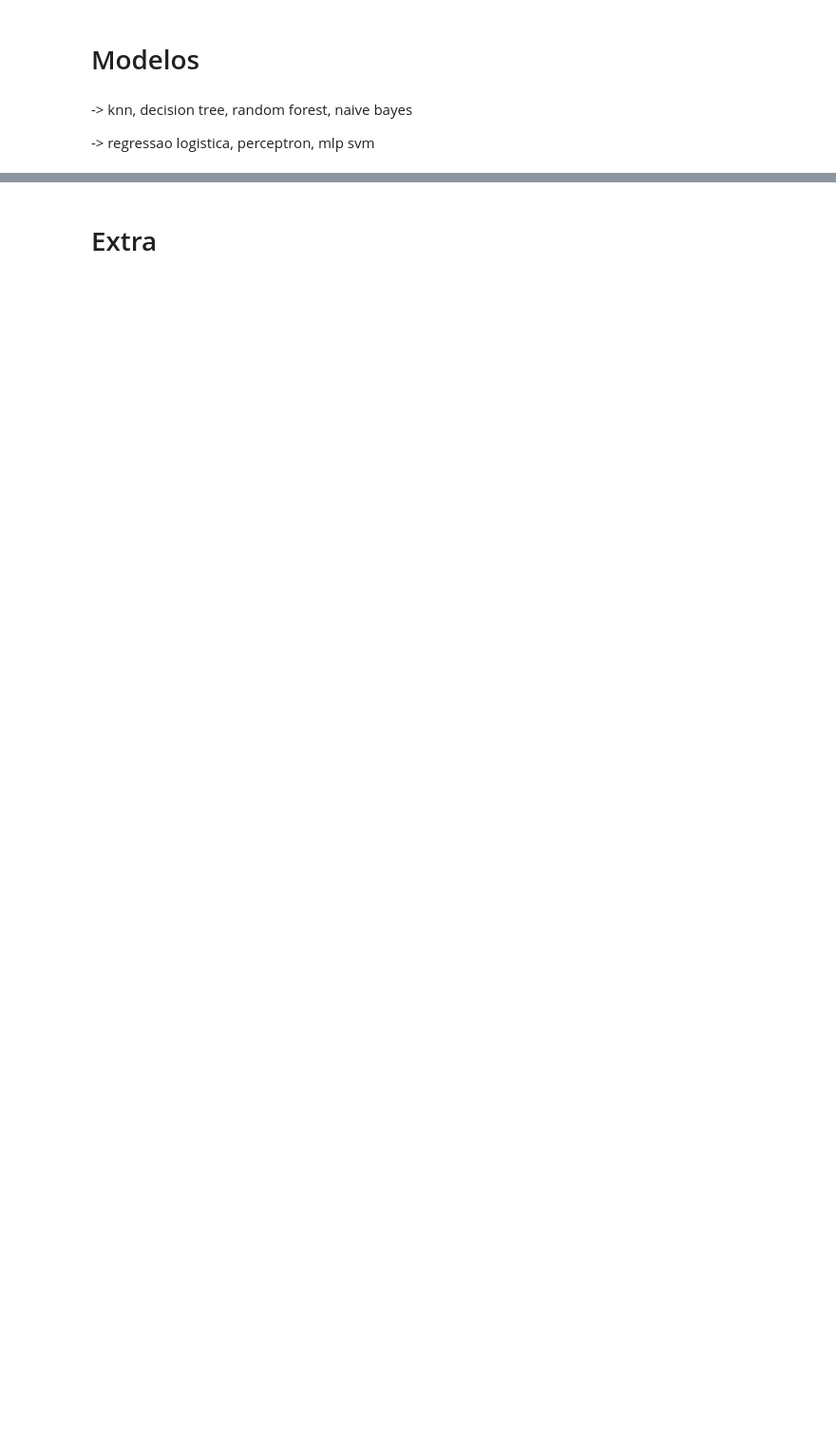
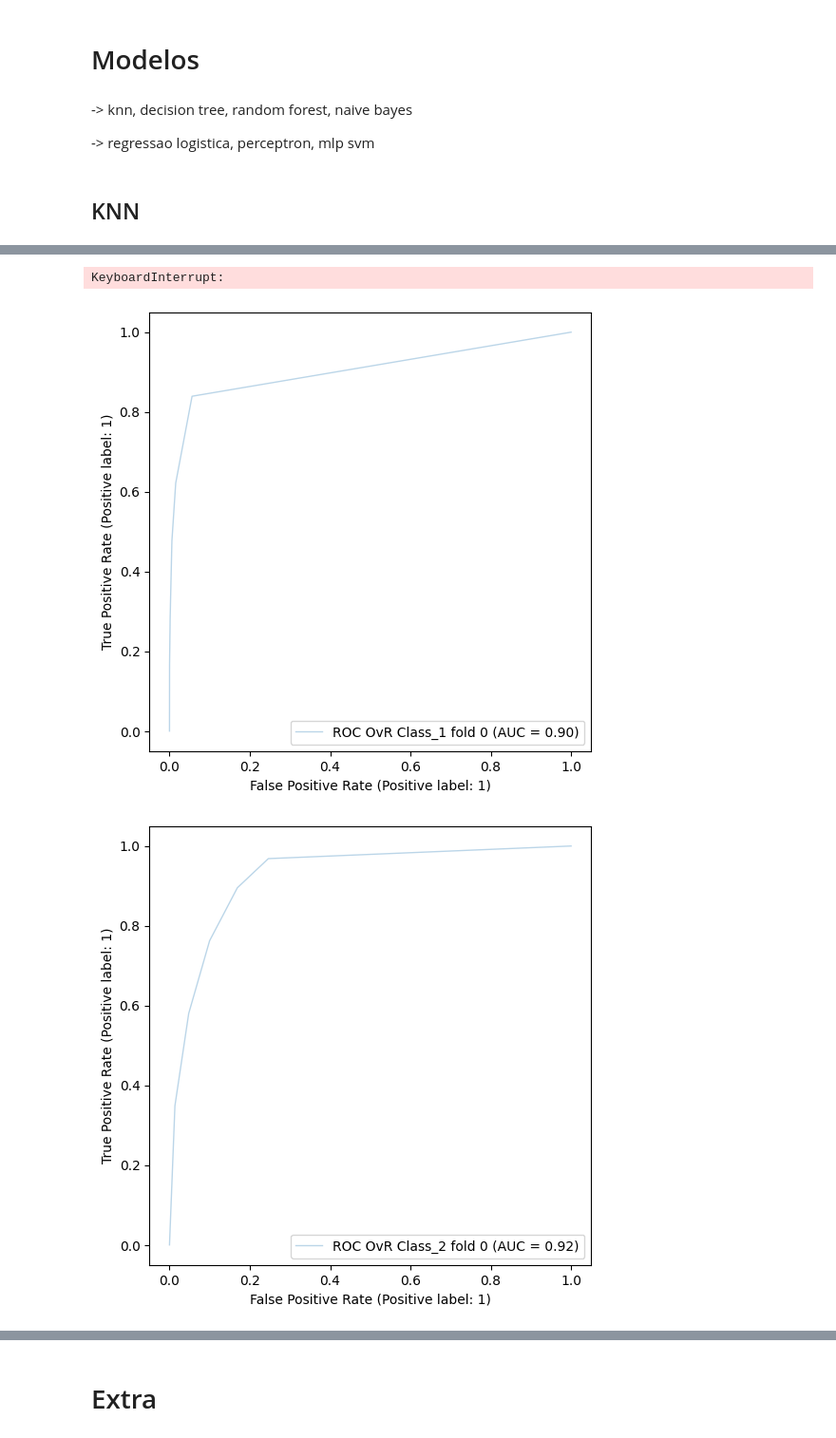
Before and after one commit to olini/pes-aprendizagem-maquina-1, a Jupyter notebook: notebook.ipynb, the cells around one changed output, grey strips where cells are left out. Shown: that part at 95% size. Saved outputs shown, nothing was run; the diff lists cells and outputs as text; code cells hidden in the pictures; blank space fills up the shorter version.

```diff
--- a/notebook.ipynb
+++ b/notebook.ipynb
@@ -249,6 +250,8 @@ def stratified_k_fold_grid_search_cv(model, params:dict, X, y, model_name):
         # binariza a coluna target para uso no plot roc e metrica roc_auc_score
         label_binarizer = LabelBinarizer().fit(y_train)
         y_onehot_test = label_binarizer.transform(y_test)
+        # prepara o y_train
+        y_train = y_train.values.ravel()
         # inicializa e roda o grid search
         grid_search_cv = GridSearchCV(
             estimator=model, param_grid=params, scoring="f1_weighted", cv=n_splits_grid_search,
@@ -379,3 +382,16 @@ svm
 # %%
 X = df_data.drop(columns=["id", "target"])
 y = df_data[["target"]]
+# %% [markdown]
+## KNN
+# %%
+# define os parametros e seus respectivos valores a serem testados no grid search
+params = {
+    "n_neighbors": [5, 10, 15]
+}
+# define o modelo
+model = KNeighborsClassifier(n_jobs=1)
+# chama a funcao que roda o stratified k fold e valida o modelo realizando a busca por hiper
+# parametros com grid search cv, fazendo assim um nested cross-validation
+stratified_k_fold_grid_search_cv(model, params, X, y, "KNN")
+# %% [output]
@@ -381,0 +415,3 @@ y = df_data[["target"]]
+KeyboardInterrupt:
+[figure, added]
+[figure, added]
```
Also changed, not shown: parts of 4 cells of this notebook, 1 other file.
